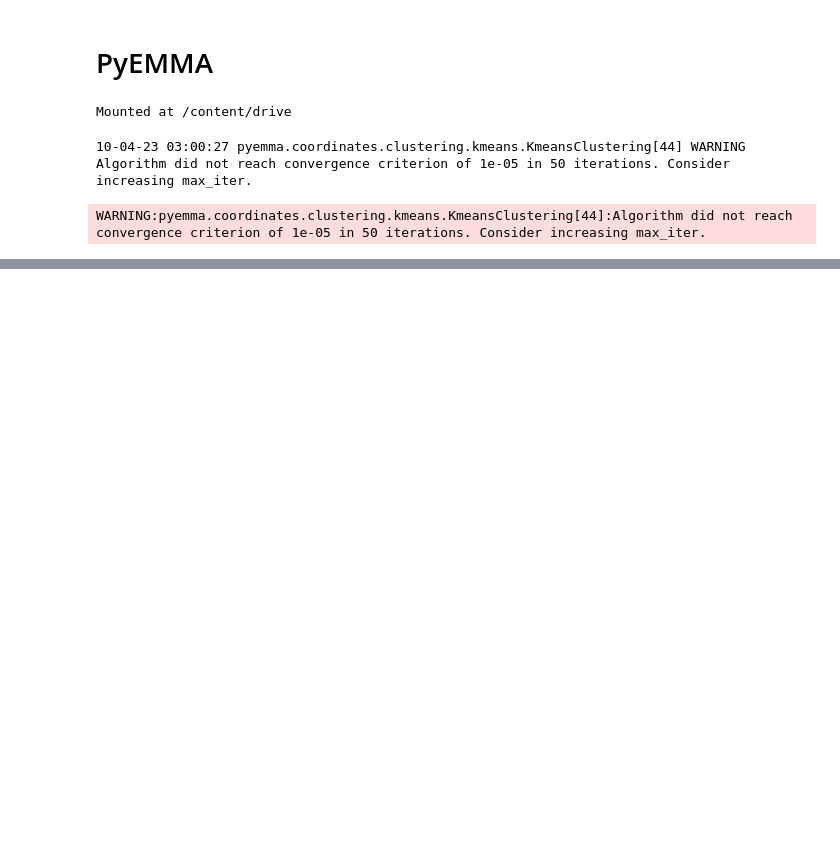
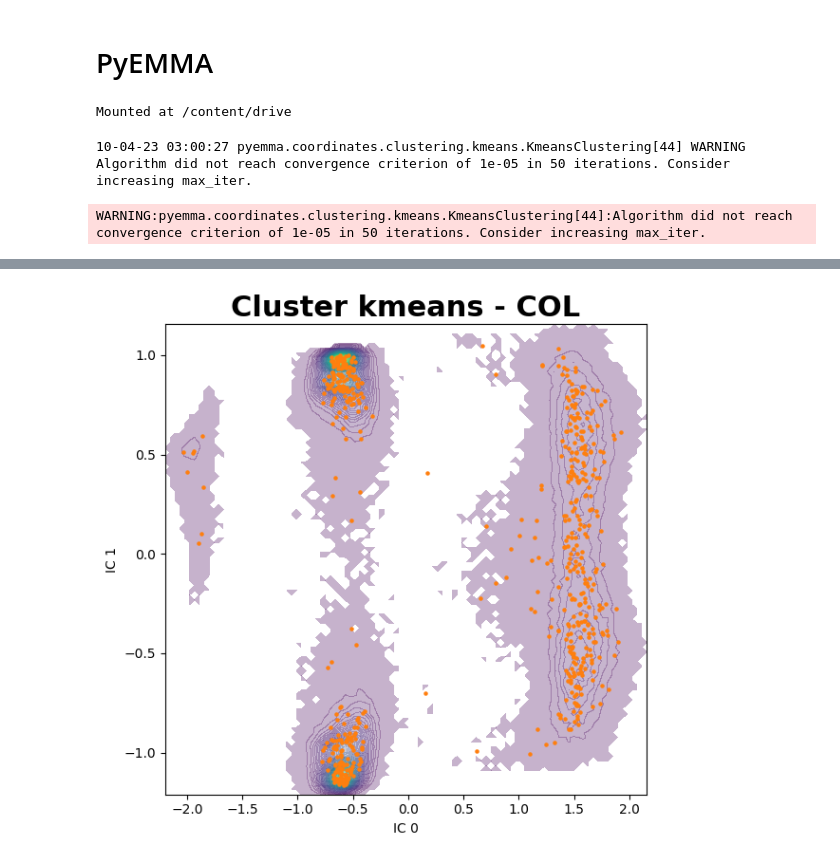
Before and after one commit to saguileran/MD-SCPI, a Jupyter notebook: NoteBooks/PyEMMA_COL.ipynb, the cells around one changed output, grey strips where cells are left out. Cells and saved outputs as stored; diff of their text form; code cells hidden in the pictures; blank space fills up the shorter version.

```diff
--- a/NoteBooks/PyEMMA_COL.ipynb
+++ b/NoteBooks/PyEMMA_COL.ipynb
@@ -125,16 +125,18 @@ fig.tight_layout()
 # %%
 #@title Clusters
 plt.close()
-cluster = pyemma.coordinates.cluster_kmeans(tica_output, k=500, max_iter=200, stride=1, fixed_seed=1)
+cluster = pyemma.coordinates.cluster_kmeans(tica_output, k=600, max_iter=500, stride=1)#, fixed_seed=1)
 dtrajs_concatenated = np.concatenate(cluster.dtrajs)
 
 fig, ax = plt.subplots(figsize=(6, 6))
 pyemma.plots.plot_density(*tica_concatenated[:, [c1,c2]].T, ax=ax, cbar=False, alpha=0.3)
 ax.scatter(*cluster.clustercenters[:, [c1,c2]].T, s=5, c='C1')
 ax.set_xlabel('IC '+str(c1)); ax.set_ylabel('IC '+str(c2))
 plt.title('Cluster kmeans - '+ligand, fontsize='22', fontweight='bold')
 
 fig.tight_layout()
+# %% [output]
+[figure, added]
 # %%
 # its = pyemma.msm.its(cluster.dtrajs, lags=20, nits=10, errors='bayes')
 # pyemma.plots.plot_implied_timescales(its, units='ns', dt=1.0);
```
Also changed, not shown: parts of 11 cells of this notebook.
